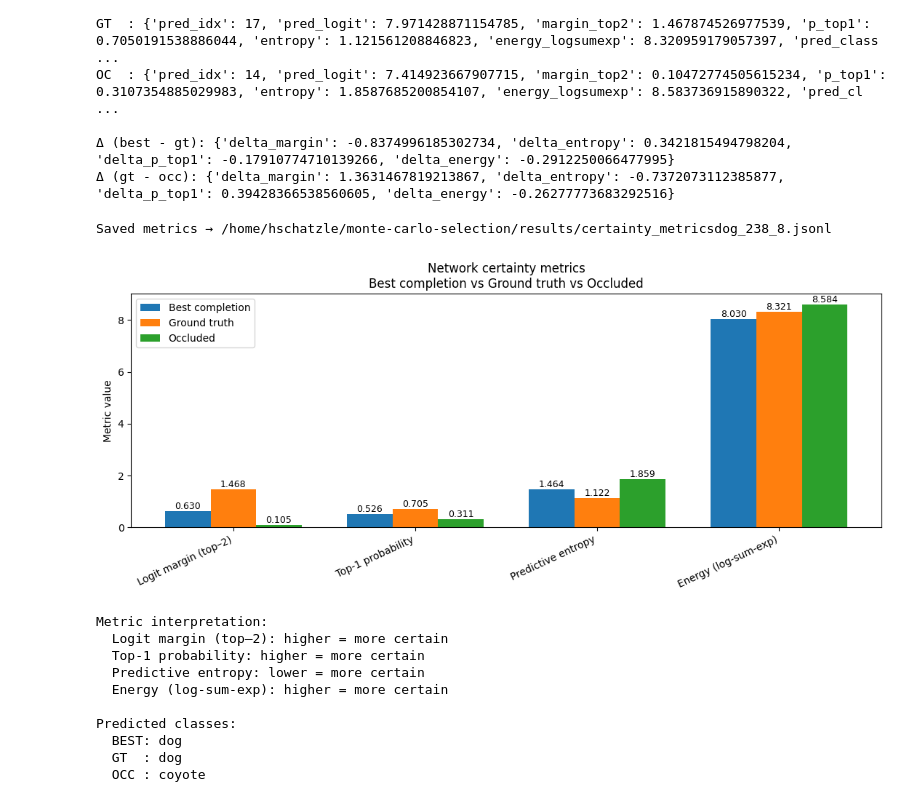
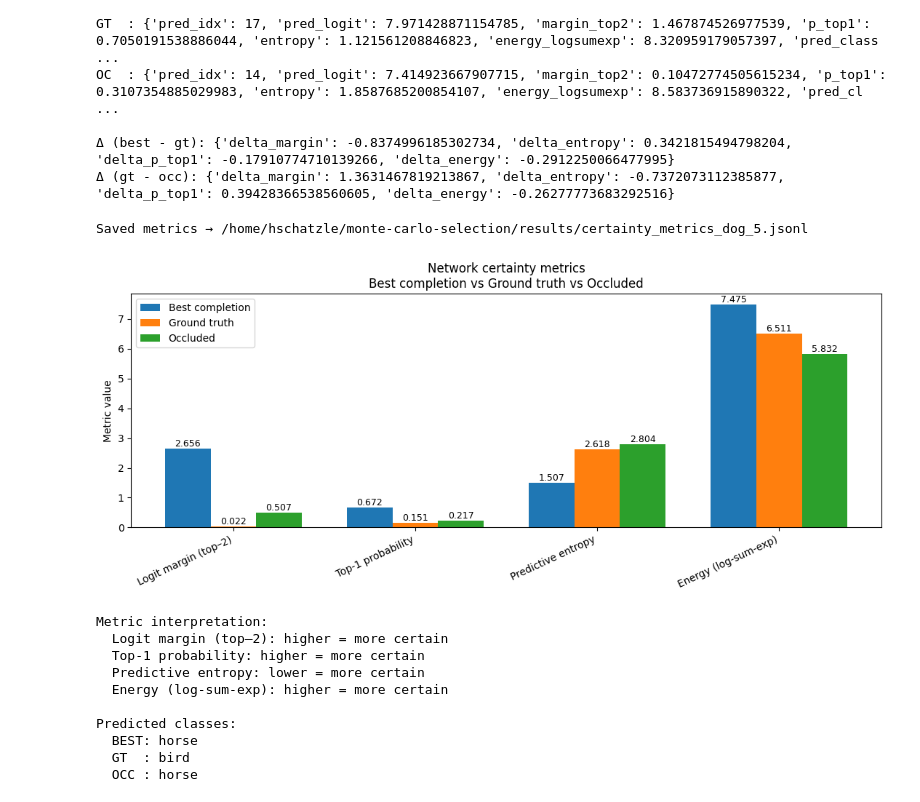
Before and after one commit to 05d762de69/monte-carlo-selection, a Jupyter notebook: notebooks/02_mc-selection.ipynb, the cells around one changed output. Saved outputs shown, nothing was run; the diff lists cells and outputs as text; code cells hidden in the pictures.

```diff
--- a/notebooks/02_mc-selection.ipynb
+++ b/notebooks/02_mc-selection.ipynb
@@ -6,11 +6,11 @@ from pathlib import Path
 
 ROOT = Path("..").resolve()
 
-CASE_ID  = "dog_238_8"
+CASE_ID  = "dog_5"
 CASE_DIR = ROOT / "data" / "cases" / CASE_ID
 assert CASE_DIR.exists(), f"Missing CASE_DIR: {CASE_DIR}"
 
-CASE_JSONL      = CASE_DIR / f"{CASE_ID}.jsonl"
+CASE_JSONL      = CASE_DIR / "generated" / f"{CASE_ID}.jsonl"
 OCCLUDED_PNG    = CASE_DIR / "occluded.png"
 SHAPES_XY_NPZ   = CASE_DIR / "generated" / "shapes_xy.npz"
 COMPLETIONS_DIR = CASE_DIR / "generated" / "completions"
@@ -393,7 +393,7 @@ from PIL import Image, ImageDraw
 
 case_row = json.loads(CASE_JSONL.read_text(encoding="utf-8").splitlines()[-1])
 
-occ_u = np.asarray(case_row["occluder_oval_xy"], dtype=np.float64)
+occ_u = np.asarray(case_row["occluder_rect_xy"], dtype=np.float64)
 bounds = case_row["shape_bounds"]
 min_u = np.asarray(bounds["min"], dtype=np.float64)
 max_u = np.asarray(bounds["max"], dtype=np.float64)
@@ -717,19 +797,17 @@ from pathlib import Path
 import numpy as np
 
 # paths you should set
-BEST_PNG = "/home/hschatzle/monte-carlo-selection/data/cases/dog_238_8/generated/completions/completion_0001_00006.png"
-GT_PNG   = "/home/hschatzle/monte-carlo-selection/data/cases/dog_238_8/gt.png"             # set this
-OCC_PNG = Path(OCCLUDED_PNG)
+
 # optionally:
 # OCC_PNG  = Path(OCCLUDED_PNG)
 
 _, logits_best = infer_penult_logits(BEST_PNG)
 _, logits_gt   = infer_penult_logits(GT_PNG)
-_, logits_gt   = infer_penult_logits(OCC_PNG)
+_, logits_occ   = infer_penult_logits(OCC_PNG)
 
 m_best = certainty_metrics(logits_best)
 m_gt   = certainty_metrics(logits_gt)
-m_occ = certainty_metrics(logits_gt)
+m_occ = certainty_metrics(logits_occ)
 
 def pretty(m):
     cls = classes[m["pred_idx"]] if "classes" in globals() else str(m["pred_idx"])
@@ -904,8 +982,8 @@ import numpy as np
 # --------------------------------------------------
 # Paths
 # --------------------------------------------------
-BEST_PNG = "/home/hschatzle/monte-carlo-selection/data/cases/dog_238_8/generated/completions/completion_0001_00006.png"
-GT_PNG   = "/home/hschatzle/monte-carlo-selection/data/cases/dog_238_8/gt.png"
+BEST_PNG = "/home/hschatzle/monte-carlo-selection/data/cases/dog_5/generated/completions/completion_0001_00006.png"
+GT_PNG   = "/home/hschatzle/monte-carlo-selection/data/cases/dog_5/gt.png"
 OCC_PNG  = Path(OCCLUDED_PNG)  # must already exist in notebook state
 
 # --------------------------------------------------
@@ -968,11 +1046,8 @@ import matplotlib.pyplot as plt
 # --------------------------------------------------
 OUT_DIR = Path(OUT_DIR)
 OUT_DIR.mkdir(parents=True, exist_ok=True)
-JSONL_PATH = OUT_DIR / f"certainty_metrics{CASE_ID}.jsonl"
+JSONL_PATH = OUT_DIR / f"certainty_metrics_{CASE_ID}.jsonl"
 
-BEST_PNG = Path(BEST_PNG)
-GT_PNG   = Path(GT_PNG)
-OCC_PNG  = Path(OCCLUDED_PNG)  # must already exist in notebook state
 
 # --------------------------------------------------
 # Compute metrics
@@ -1053,35 +1128,35 @@ plt.figure(figsize=(11, 4.8))
 plt.bar(x - w, best_vals, width=w, label="Best completion")
 plt.bar(x,      gt_vals,  width=w, label="Ground truth")
 plt.bar(x + w,  occ_vals, width=w, label="Occluded")
 
 for i, v in enumerate(best_vals):
     plt.text(i - w, v, f"{v:.3f}", ha="center", va="bottom", fontsize=9)
 for i, v in enumerate(gt_vals):
     plt.text(i, v, f"{v:.3f}", ha="center", va="bottom", fontsize=9)
 for i, v in enumerate(occ_vals):
     plt.text(i + w, v, f"{v:.3f}", ha="center", va="bottom", fontsize=9)
 
 plt.xticks(x, labels, rotation=25, ha="right")
 plt.ylabel("Metric value")
 plt.title("Network certainty metrics\nBest completion vs Ground truth vs Occluded")
 plt.legend()
 plt.tight_layout()
 plt.show()
 
 # --------------------------------------------------
 # Textual reminder
 # --------------------------------------------------
 print("Metric interpretation:")
 for _, name, interp in metrics:
     print(f"  {name}: {interp}")
 
 print("\nPredicted classes:")
 print("  BEST:", _cls_name(m_best))
 print("  GT  :", _cls_name(m_gt))
 print("  OCC :", _cls_name(m_occ))
 # %% [output]
-Saved metrics → /home/hschatzle/monte-carlo-selection/results/certainty_metricsdog_238_8.jsonl
+Saved metrics → /home/hschatzle/monte-carlo-selection/results/certainty_metrics_dog_5.jsonl
-[figure, old version]
+[figure, new version]
 Metric interpretation:
   Logit margin (top–2): higher = more certain
   Top-1 probability: higher = more certain
@@ -1089,6 +1164,6 @@ Metric interpretation:
   Energy (log-sum-exp): higher = more certain
 
 Predicted classes:
-  BEST: dog
-  GT  : dog
-  OCC : coyote
+  BEST: horse
+  GT  : bird
+  OCC : horse
```
Also changed, not shown: parts of 16 cells of this notebook, 6 other files.
